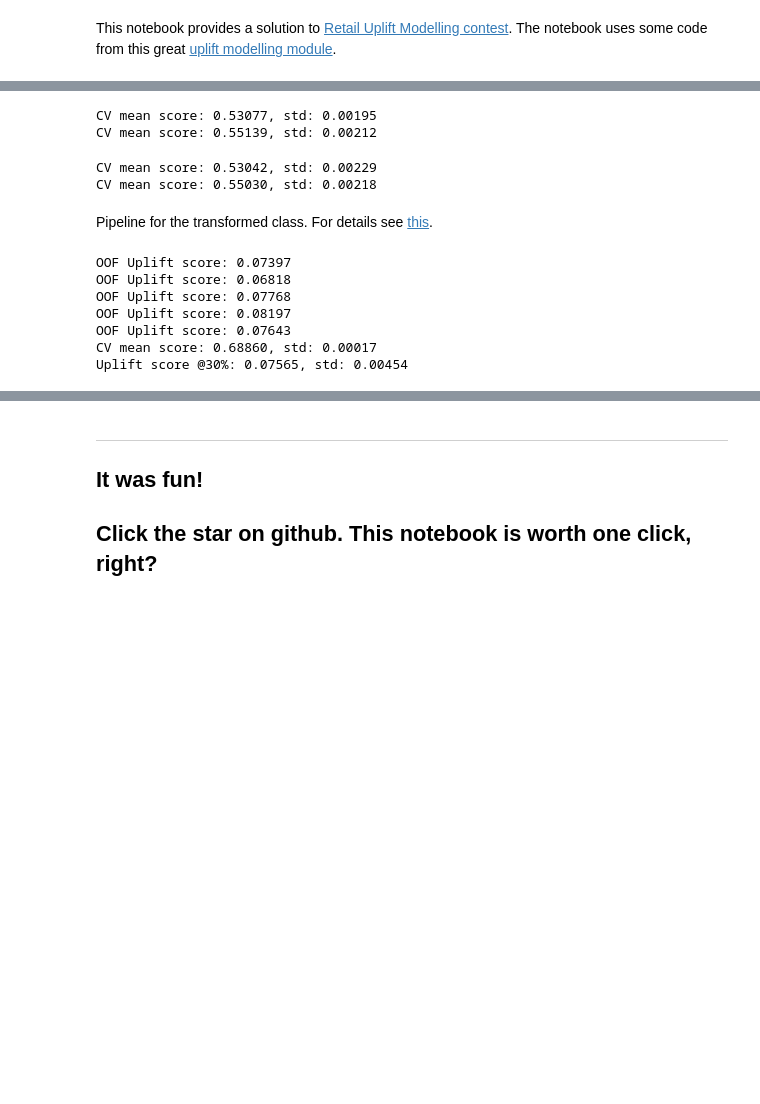
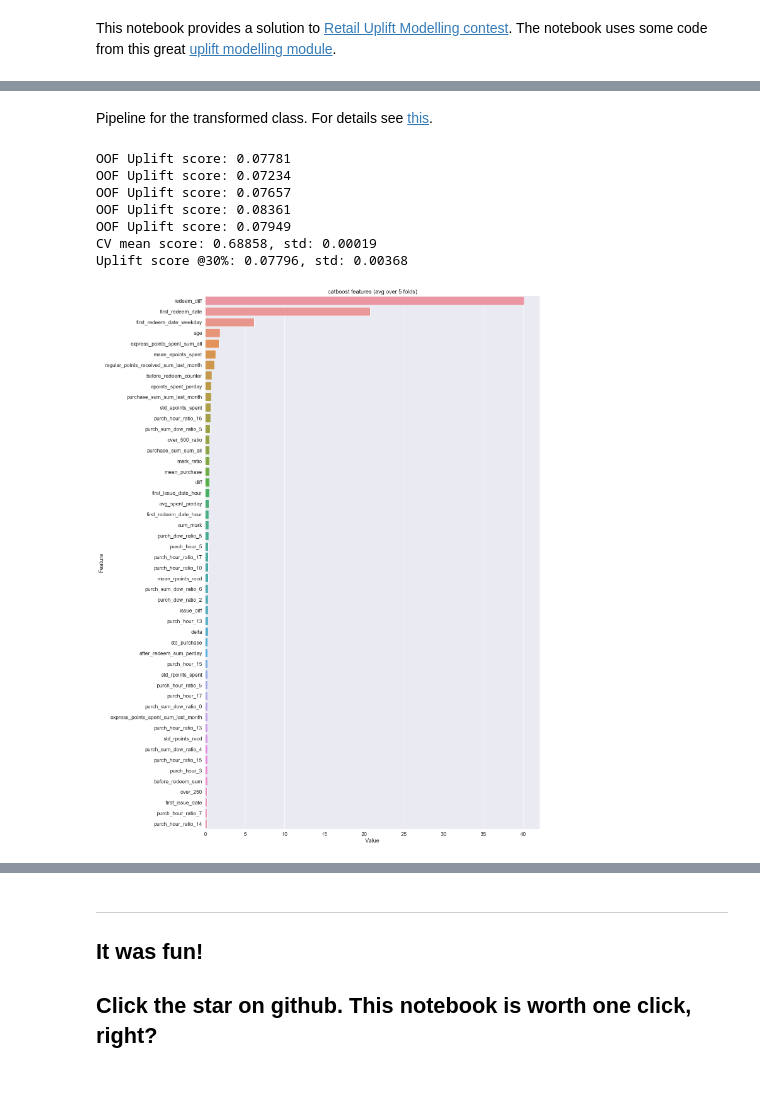
Before and after one commit to olegitor/X5.Uplift.public, a Jupyter notebook: Uplift model.ipynb, the cells around one changed output, grey strips where cells are left out. Drawn from its saved outputs; the diff is of its cells as text; code cells hidden in the pictures; blank space fills up the shorter version.

Commit message:
Removed underperforming models and code

```diff
--- a/Uplift model.ipynb
+++ b/Uplift model.ipynb
@@ -338,6 +273,7 @@ def calc_purchases_around_dates(df_clients, df):
 # Calculate total sum of alcohol products across all clients
 # Calculate total sum of "is_own_trademark" products across all clients
 # Calculate number of purchased goods that are more expensive than a set of thresholds
+# Calculate delta = num of days between the last and the 1st purchase (+1 to avoid divison by 0)
 #
 def calc_special_purchases(df_clients, df_purch_det):
 
@@ -357,6 +293,10 @@ def calc_special_purchases(df_clients, df_purch_det):
         ds_threshold.name = 'over_{}'.format(threshold)
         df_clients = pd.merge(df_clients, ds_threshold, how='left', on='client_id')
 
+    df_purch_det['delta'] = df_purch_det.groupby('client_id')['purch_day'].transform(lambda x: x.max()-x.min()+1)
+    df_delta = df_purchase_detailed.groupby('client_id').last()['delta']
+    df_clients = pd.merge(df_clients, df_delta, how='left', on='client_id')
+
     return df_clients
 # %%
 # Calculate DOW (day of week), hour of 1st issue and 1st redeem timestamps
@@ -375,10 +315,18 @@ def prepare_dataset(df_set, df_clients, features):
     df['first_redeem_date_weekday'] = df['first_redeem_date'].dt.weekday
     df['first_issue_date_hour'] = df['first_issue_date'].dt.hour
     df['first_redeem_date_hour'] = df['first_redeem_date'].dt.hour
+
+    # we need more redeem date features
+    df['redeem_date_mo'] = df['first_redeem_date'].dt.month
+    df['redeem_date_week'] = df['first_redeem_date'].dt.week
+    df['redeem_date_doy'] = df['first_redeem_date'].dt.dayofyear
+    df['redeem_date_q'] = df['first_redeem_date'].dt.quarter
+    df['redeem_date_ms'] = df['first_redeem_date'].dt.is_month_start
+    df['redeem_date_me'] = df['first_redeem_date'].dt.is_month_end
+
     # convert dates to numbers
     df['first_issue_date'] = df['first_issue_date'].apply(lambda x: date.toordinal(x))
     df['first_redeem_date'] = df['first_redeem_date'].apply(lambda x: date.toordinal(x))
-
     df['diff'] = df['first_redeem_date'] - df['first_issue_date']
 
     # convert gender to one-hot encoding
@@ -409,14 +357,23 @@ def prepare_dataset(df_set, df_clients, features):
     df['before_redeem_counter_ratio'] = df['before_redeem_counter'] / df['total_trans_count']
     df['after_redeem_counter_ratio'] = df['after_redeem_counter'] / df['total_trans_count']
 
+    df['avg_spent_perday'] = df['purchase_sum_sum_all'] / df['delta']
+    df['sum_alco_perday'] = df['sum_alco'] / df['delta']
+
+    df['after_redeem_sum_perday'] = df['after_redeem_sum'] / df['delta']
+    df['epoints_spent_perday'] = df['express_points_spent_sum_all'] / df['delta']
+    df['rpoints_spent_perday'] = df['regular_points_spent_sum_all'] / df['delta']
+    df['epoints_recd_perday'] = df['express_points_received_sum_all'] / df['delta']
+    df['rpoints_recd_perday'] = df['regular_points_received_sum_all'] / df['delta']
+
     return df
 # %%
 # Load data, pre-process timestamps
 #
 df_clients = pd.read_csv('data/clients.csv', index_col='client_id',
                          parse_dates=['first_issue_date','first_redeem_date'])
-df_clients['age_antinorm'] = 0
-df_clients = fix_age(df_clients)
+#df_clients['age_antinorm'] = 0
+#df_clients = fix_age(df_clients)
 # fill empty 1st redeem date with cutoff date
 df_clients['first_redeem_date'] = df_clients['first_redeem_date'].fillna(datetime(2019, 3, 19, 0, 0))
 
@@ -427,6 +384,7 @@ df_purchases = pd.read_csv('data/purchases.csv',parse_dates=['transaction_dateti
 df_purchases['date'] = df_purchases['transaction_datetime'].dt.date
 df_purchases['purch_weekday'] = df_purchases['transaction_datetime'].dt.weekday
 df_purchases['purch_hour'] = df_purchases['transaction_datetime'].dt.hour
+df_purchases['purch_day'] = df_purchases['transaction_datetime'].apply(lambda x: date.toordinal(x))
 
 # merge products to purchases, and then to clients
 df_purchase_detailed = pd.merge(df_purchases, df_products, how='left', on='product_id')
@@ -535,7 +435,0 @@ control_y = control['target']
-# %%
-# via CatBoost
-pos_pred = cv_train_model('catboost', treatment_X, treatment_y, test_X, verbose=1)
-neg_pred = cv_train_model('catboost', control_X, control_y, test_X, verbose=1)
-# %% [output]
-CV mean score: 0.53077, std: 0.00195
-CV mean score: 0.55139, std: 0.00212
@@ -545,7 +435,0 @@ df_submission.to_csv('sub_2.csv', index=False)
-# %%
-# via LGBM
-pos_pred = cv_train_model('lgbm', treatment_X, treatment_y, test_X, verbose=1)
-neg_pred = cv_train_model('lgbm', control_X, control_y, test_X, verbose=1)
-# %% [output]
-CV mean score: 0.53042, std: 0.00229
-CV mean score: 0.55030, std: 0.00218
@@ -555,12 +436,13 @@ df_submission.to_csv('sub_3.csv', index=False)
 # %% [markdown]
 Pipeline for the transformed class. For details see [this](https://habr.com/ru/company/ru_mts/blog/485976/).
 # %%
-pred = trans_train_model('catboost', train_X, test_X, verbose=2)
+pred = trans_train_model('catboost', train_X, test_X, verbose=2, show_features=True)
 # %% [output]
-OOF Uplift score: 0.07397
-OOF Uplift score: 0.06818
-OOF Uplift score: 0.07768
-OOF Uplift score: 0.08197
-OOF Uplift score: 0.07643
-CV mean score: 0.68860, std: 0.00017
-Uplift score @30%: 0.07565, std: 0.00454
+OOF Uplift score: 0.07781
+OOF Uplift score: 0.07234
+OOF Uplift score: 0.07657
+OOF Uplift score: 0.08361
+OOF Uplift score: 0.07949
+CV mean score: 0.68858, std: 0.00019
+Uplift score @30%: 0.07796, std: 0.00368
+[figure, added]
```
Also changed, not shown: parts of 14 cells of this notebook.
